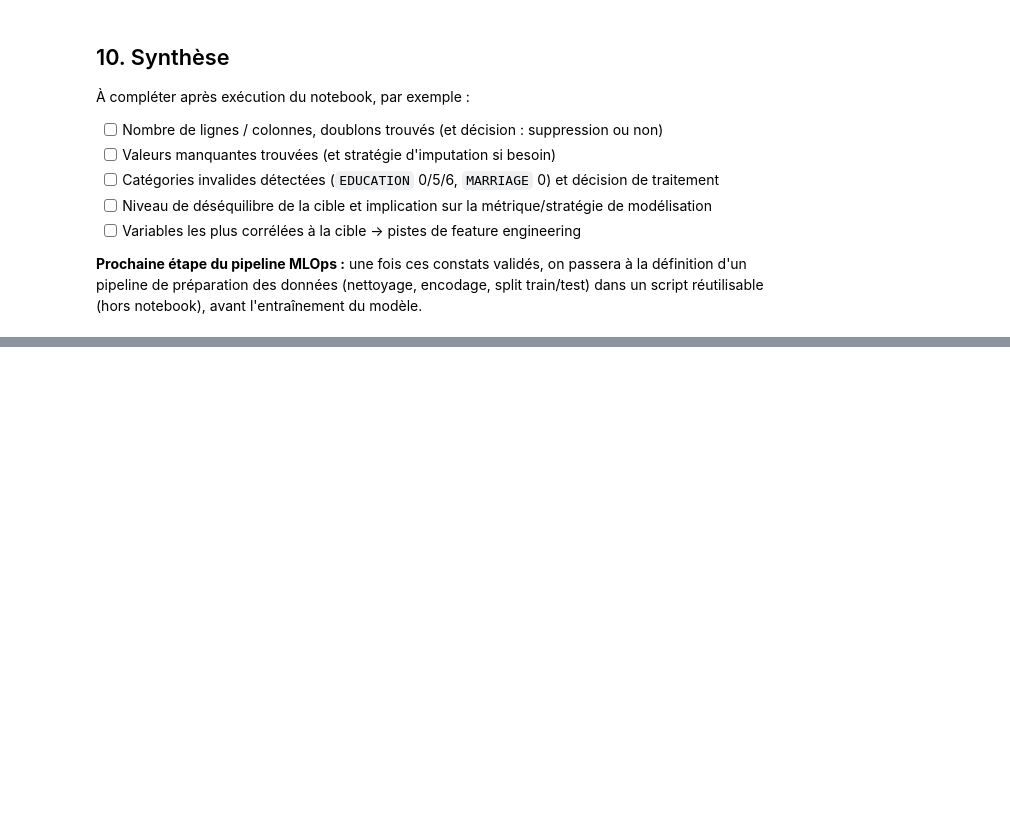
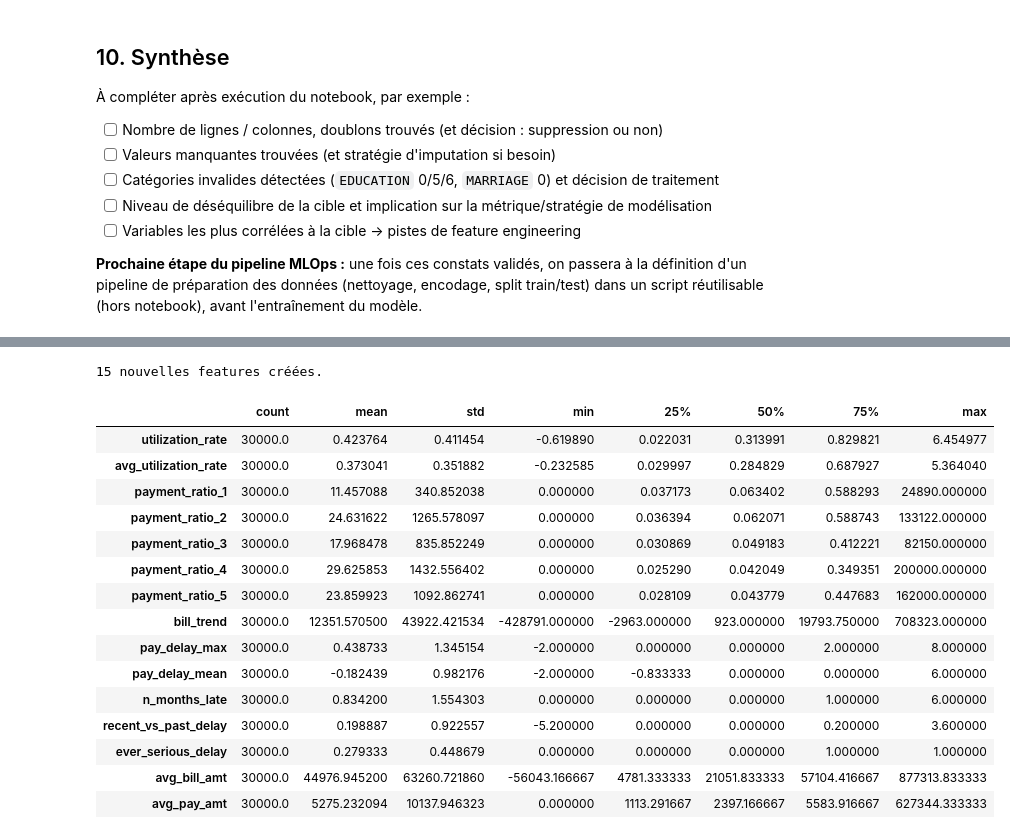
Before and after one commit to Abdelmoughitelhassani/Pipeline_MLOps_pred_retard_paiement, a Jupyter notebook: notebooks/01_eda_analyse_donnees.ipynb, the cells around one changed output, grey strips where cells are left out. Saved outputs shown, nothing was run; the diff lists cells and outputs as text; code cells hidden in the pictures; blank space fills up the shorter version.

```diff
--- a/notebooks/01_eda_analyse_donnees.ipynb
+++ b/notebooks/01_eda_analyse_donnees.ipynb
@@ -372,0 +423,12 @@ réutilisable (hors notebook), avant l'entraînement du modèle.
+# %%
+# Fusion des codes non documentés avec la catégorie "autre" déjà existante.
+# EDUCATION : 0, 5, 6 -> 4 ("others")
+# MARRIAGE  : 0 -> 3 ("other")
+df["EDUCATION"] = df["EDUCATION"].replace({0: 4, 5: 4, 6: 4})
+df["MARRIAGE"] = df["MARRIAGE"].replace({0: 3})
+
+print("EDUCATION après nettoyage :")
+print(df["EDUCATION"].value_counts().sort_index())
+print()
+print("MARRIAGE après nettoyage :")
+print(df["MARRIAGE"].value_counts().sort_index())
@@ -372,0 +478,63 @@ réutilisable (hors notebook), avant l'entraînement du modèle.
+# %%
+bill_cols = [f"BILL_AMT{i}" for i in range(1, 7)]
+pay_amt_cols = [f"PAY_AMT{i}" for i in range(1, 7)]
+pay_cols = [f"PAY_{i}" for i in range(1, 7)]
+
+# 1. Taux d'utilisation du crédit (instantané + moyenne 6 mois)
+df["utilization_rate"] = df["BILL_AMT1"] / (df["LIMIT_BAL"] + 1)
+df["avg_utilization_rate"] = df[bill_cols].mean(axis=1) / (df["LIMIT_BAL"] + 1)
+
+# 2. Taux de remboursement de la facture précédente
+# PAY_AMT_i est payé au mois i pour éponger la facture du mois i+1 (BILL_AMT_{i+1}).
+# BILL_AMT peut être négatif (crédit en faveur du client), voire valoir -1 pile : on plafonne le
+# dénominateur à 0 avant le +1 pour ne jamais diviser par zéro (sinon inf, qui fait planter
+# StandardScaler plus loin).
+for i in range(1, 6):
+    safe_bill = df[f"BILL_AMT{i+1}"].clip(lower=0)
+    df[f"payment_ratio_{i}"] = df[f"PAY_AMT{i}"] / (safe_bill + 1)
+
+# 3. Tendance du solde sur 6 mois
+df["bill_trend"] = df["BILL_AMT1"] - df["BILL_AMT6"]
+
+# 4. Historique de retard : sévérité, fréquence, dynamique récente
+df["pay_delay_max"] = df[pay_cols].max(axis=1)
+df["pay_delay_mean"] = df[pay_cols].mean(axis=1)
+df["n_months_late"] = (df[pay_cols] > 0).sum(axis=1)
+df["recent_vs_past_delay"] = df["PAY_1"] - df[pay_cols[1:]].mean(axis=1)
+df["ever_serious_delay"] = (df["pay_delay_max"] >= 2).astype(int)
+
+# 5. Moyennes globales sur 6 mois
+df["avg_bill_amt"] = df[bill_cols].mean(axis=1)
+df["avg_pay_amt"] = df[pay_amt_cols].mean(axis=1)
+
+new_features = [
+    "utilization_rate", "avg_utilization_rate",
+    "payment_ratio_1", "payment_ratio_2", "payment_ratio_3", "payment_ratio_4", "payment_ratio_5",
+    "bill_trend", "pay_delay_max", "pay_delay_mean", "n_months_late",
+    "recent_vs_past_delay", "ever_serious_delay", "avg_bill_amt", "avg_pay_amt",
+]
+
+# Garde-fou : ces ratios ne doivent jamais produire d'infini ou de NaN (sinon StandardScaler /
+# SMOTE plantent plus loin dans le pipeline de modélisation).
+assert np.isfinite(df[new_features].to_numpy()).all(), "Des valeurs infinies/NaN subsistent dans les features engineered !"
+
+print(f"{len(new_features)} nouvelles features créées.")
+df[new_features].describe().T
+# %% [output]
+15 nouvelles features créées.
+|  | count | mean | std | min | 25% | 50% | 75% | max |
+| utilization_rate | 30000.0 | 0.423764 | 0.411454 | -0.619890 | 0.022031 | 0.313991 | 0.829821 | 6.454977 |
+| avg_utilization_rate | 30000.0 | 0.373041 | 0.351882 | -0.232585 | 0.029997 | 0.284829 | 0.687927 | 5.364040 |
+| payment_ratio_1 | 30000.0 | 11.457088 | 340.852038 | 0.000000 | 0.037173 | 0.063402 | 0.588293 | 24890.000000 |
+| payment_ratio_2 | 30000.0 | 24.631622 | 1265.578097 | 0.000000 | 0.036394 | 0.062071 | 0.588743 | 133122.000000 |
+| payment_ratio_3 | 30000.0 | 17.968478 | 835.852249 | 0.000000 | 0.030869 | 0.049183 | 0.412221 | 82150.000000 |
+| payment_ratio_4 | 30000.0 | 29.625853 | 1432.556402 | 0.000000 | 0.025290 | 0.042049 | 0.349351 | 200000.000000 |
+| payment_ratio_5 | 30000.0 | 23.859923 | 1092.862741 | 0.000000 | 0.028109 | 0.043779 | 0.447683 | 162000.000000 |
+| bill_trend | 30000.0 | 12351.570500 | 43922.421534 | -428791.000000 | -2963.000000 | 923.000000 | 19793.750000 | 708323.000000 |
+| pay_delay_max | 30000.0 | 0.438733 | 1.345154 | -2.000000 | 0.000000 | 0.000000 | 2.000000 | 8.000000 |
+| pay_delay_mean | 30000.0 | -0.182439 | 0.982176 | -2.000000 | -0.833333 | 0.000000 | 0.000000 | 6.000000 |
+| n_months_late | 30000.0 | 0.834200 | 1.554303 | 0.000000 | 0.000000 | 0.000000 | 1.000000 | 6.000000 |
+| recent_vs_past_delay | 30000.0 | 0.198887 | 0.922557 | -5.200000 | 0.000000 | 0.000000 | 0.200000 | 3.600000 |
+| ever_serious_delay | 30000.0 | 0.279333 | 0.448679 | 0.000000 | 0.000000 | 0.000000 | 1.000000 | 1.000000 |
+| avg_bill_amt | 30000.0 | 44976.945200 | 63260.721860 | -56043.166667 | 4781.333333 | 21051.833333 | 57104.416667 | 877313.833333 |
+| avg_pay_amt | 30000.0 | 5275.232094 | 10137.946323 | 0.000000 | 1113.291667 | 2397.166667 | 5583.916667 | 627344.333333 |
```
Also changed, not shown: parts of 19 cells of this notebook, 43 other files.
